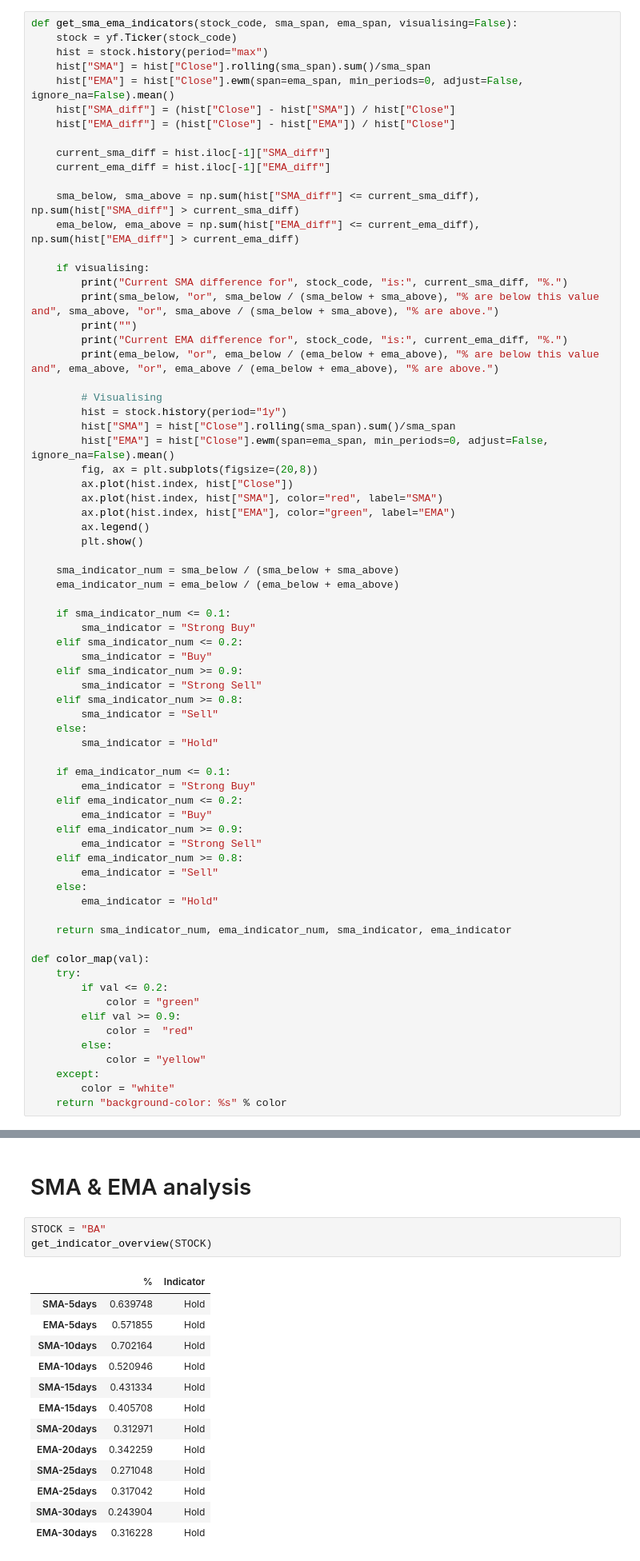
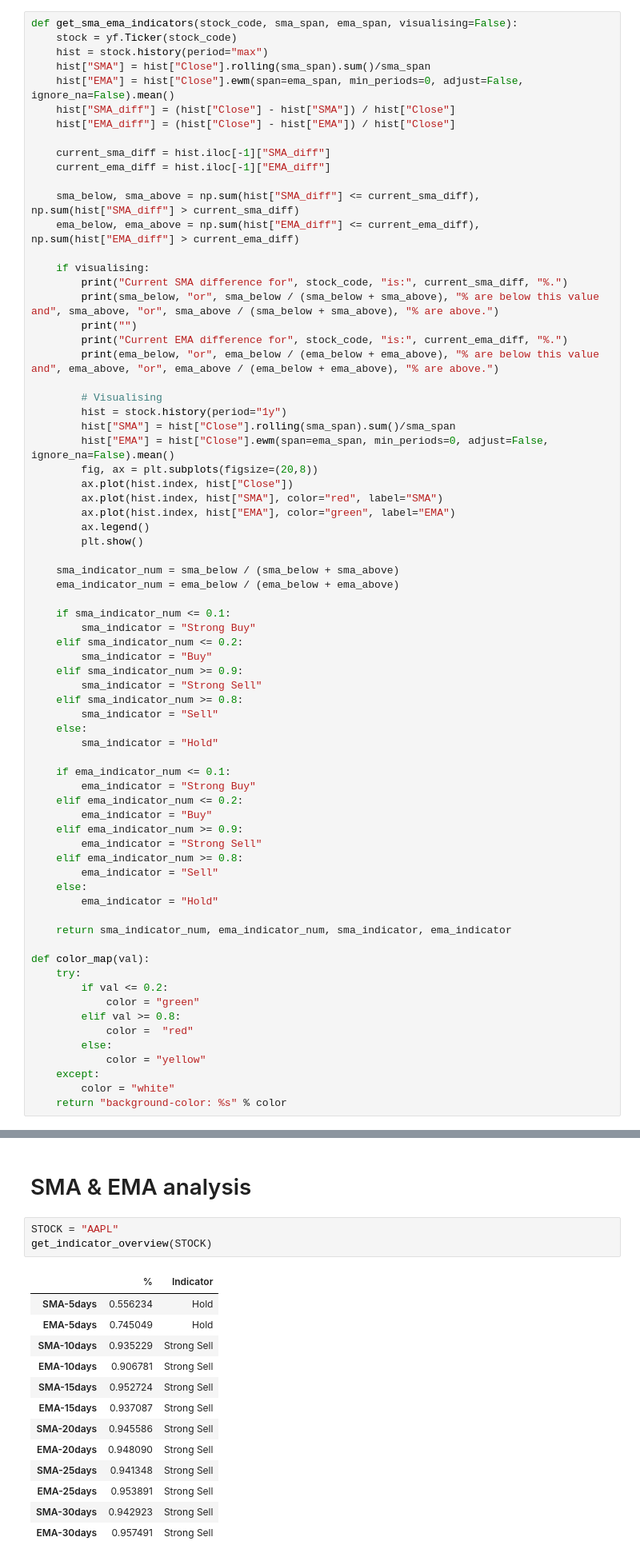
Before and after one commit to PeterHinge/finance-project, a Jupyter notebook: notebooks/0.2-phi-sma-and-cma-lines.ipynb, the cells around one changed output, grey strips where cells are left out. Shown at 80% size. Drawn from its saved outputs; the diff is of its cells as text.

```diff
--- a/notebooks/0.2-phi-sma-and-cma-lines.ipynb
+++ b/notebooks/0.2-phi-sma-and-cma-lines.ipynb
@@ -147,7 +147,7 @@ def color_map(val):
     try:
         if val <= 0.2:
             color = "green"
-        elif val >= 0.9:
+        elif val >= 0.8:
             color =  "red"
         else:
             color = "yellow"
@@ -179,19 +179,19 @@ def get_indicator_overview(stock_code):
 # %% [markdown]
 # SMA & EMA analysis
 # %%
-STOCK = "BA"
+STOCK = "AAPL"
 get_indicator_overview(STOCK)
 # %% [output]
 |  | % | Indicator |
-| SMA-5days | 0.639748 | Hold |
-| EMA-5days | 0.571855 | Hold |
-| SMA-10days | 0.702164 | Hold |
-| EMA-10days | 0.520946 | Hold |
-| SMA-15days | 0.431334 | Hold |
-| EMA-15days | 0.405708 | Hold |
-| SMA-20days | 0.312971 | Hold |
-| EMA-20days | 0.342259 | Hold |
-| SMA-25days | 0.271048 | Hold |
-| EMA-25days | 0.317042 | Hold |
-| SMA-30days | 0.243904 | Hold |
-| EMA-30days | 0.316228 | Hold |
+| SMA-5days | 0.556234 | Hold |
+| EMA-5days | 0.745049 | Hold |
+| SMA-10days | 0.935229 | Strong Sell |
+| EMA-10days | 0.906781 | Strong Sell |
+| SMA-15days | 0.952724 | Strong Sell |
+| EMA-15days | 0.937087 | Strong Sell |
+| SMA-20days | 0.945586 | Strong Sell |
+| EMA-20days | 0.948090 | Strong Sell |
+| SMA-25days | 0.941348 | Strong Sell |
+| EMA-25days | 0.953891 | Strong Sell |
+| SMA-30days | 0.942923 | Strong Sell |
+| EMA-30days | 0.957491 | Strong Sell |
```
